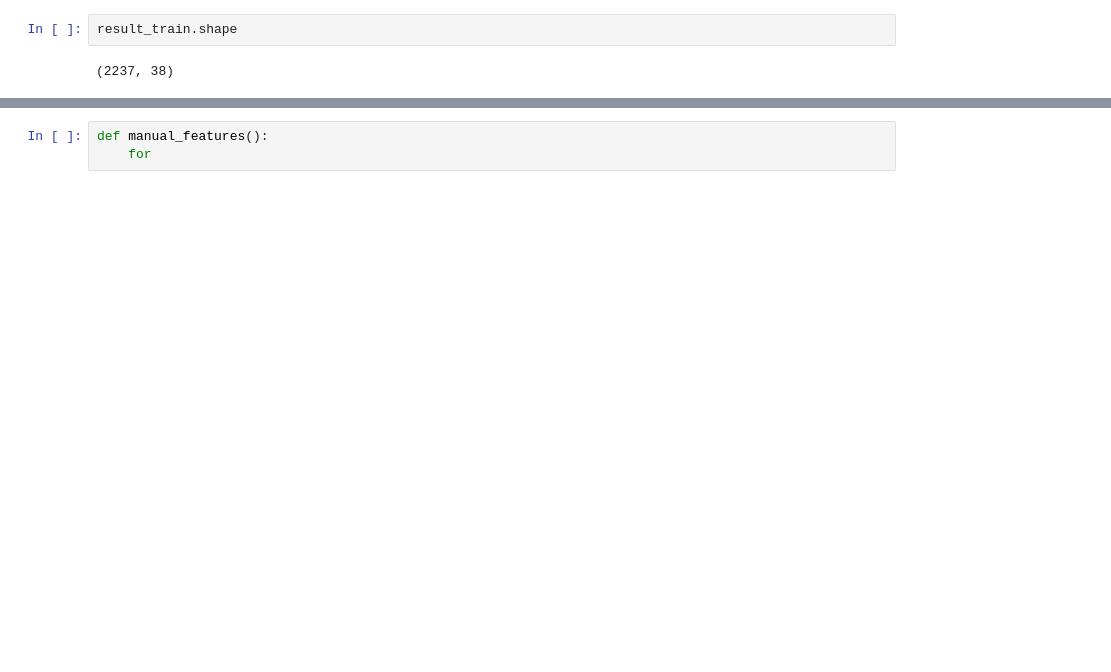
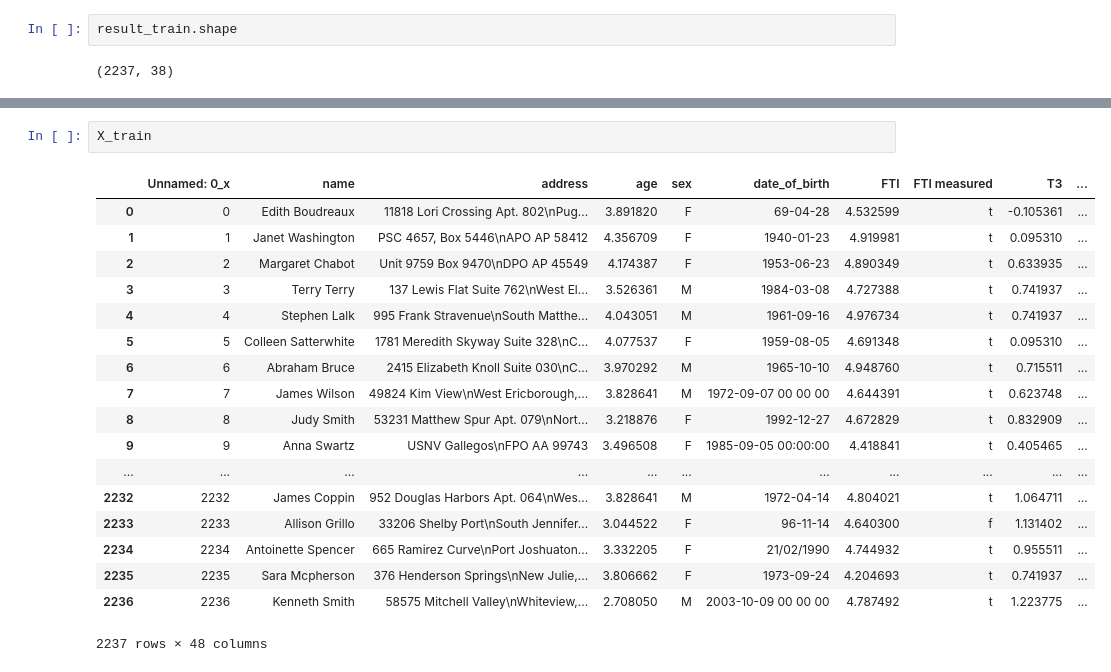
Before and after one commit to Pomichal/pr1_IAU, a Jupyter notebook: Classification.ipynb, the cells around one changed output, grey strips where cells are left out. Saved outputs shown, nothing was run; the diff lists cells and outputs as text; blank space fills up the shorter version.

```diff
--- a/Classification.ipynb
+++ b/Classification.ipynb
@@ -163,3 +145,21 @@ Index(['Unnamed: 0_x', 'name', 'address', 'age', 'sex', 'date_of_birth', 'FTI',
-# %%
-def manual_features():
-    for
+# %%
+X_train
+# %% [output]
+|  | Unnamed: 0_x | name | address | age | sex | date_of_birth | FTI | FTI measured | T3 | ... |
+| 0 | 0 | Edith Boudreaux | 11818 Lori Crossing Apt. 802\nPug... | 3.891820 | F | 69-04-28 | 4.532599 | t | -0.105361 | ... |
+| 1 | 1 | Janet Washington | PSC 4657, Box 5446\nAPO AP 58412 | 4.356709 | F | 1940-01-23 | 4.919981 | t | 0.095310 | ... |
+| 2 | 2 | Margaret Chabot | Unit 9759 Box 9470\nDPO AP 45549 | 4.174387 | F | 1953-06-23 | 4.890349 | t | 0.633935 | ... |
+| 3 | 3 | Terry Terry | 137 Lewis Flat Suite 762\nWest El... | 3.526361 | M | 1984-03-08 | 4.727388 | t | 0.741937 | ... |
+| 4 | 4 | Stephen Lalk | 995 Frank Stravenue\nSouth Matthe... | 4.043051 | M | 1961-09-16 | 4.976734 | t | 0.741937 | ... |
+| 5 | 5 | Colleen Satterwhite | 1781 Meredith Skyway Suite 328\nC... | 4.077537 | F | 1959-08-05 | 4.691348 | t | 0.095310 | ... |
+| 6 | 6 | Abraham Bruce | 2415 Elizabeth Knoll Suite 030\nC... | 3.970292 | M | 1965-10-10 | 4.948760 | t | 0.715511 | ... |
+| 7 | 7 | James Wilson | 49824 Kim View\nWest Ericborough,... | 3.828641 | M | 1972-09-07 00 00 00 | 4.644391 | t | 0.623748 | ... |
+| 8 | 8 | Judy Smith | 53231 Matthew Spur Apt. 079\nNort... | 3.218876 | F | 1992-12-27 | 4.672829 | t | 0.832909 | ... |
+| 9 | 9 | Anna Swartz | USNV Gallegos\nFPO AA 99743 | 3.496508 | F | 1985-09-05 00:00:00 | 4.418841 | t | 0.405465 | ... |
+| ... | ... | ... | ... | ... | ... | ... | ... | ... | ... | ... |
+| 2232 | 2232 | James Coppin | 952 Douglas Harbors Apt. 064\nWes... | 3.828641 | M | 1972-04-14 | 4.804021 | t | 1.064711 | ... |
+| 2233 | 2233 | Allison Grillo | 33206 Shelby Port\nSouth Jennifer... | 3.044522 | F | 96-11-14 | 4.640300 | f | 1.131402 | ... |
+| 2234 | 2234 | Antoinette Spencer | 665 Ramirez Curve\nPort Joshuaton... | 3.332205 | F | 21/02/1990 | 4.744932 | t | 0.955511 | ... |
+| 2235 | 2235 | Sara Mcpherson | 376 Henderson Springs\nNew Julie,... | 3.806662 | F | 1973-09-24 | 4.204693 | t | 0.741937 | ... |
+| 2236 | 2236 | Kenneth Smith | 58575 Mitchell Valley\nWhiteview,... | 2.708050 | M | 2003-10-09 00 00 00 | 4.787492 | t | 1.223775 | ... |
+2237 rows × 48 columns
```
Also changed, not shown: parts of 18 cells of this notebook.
